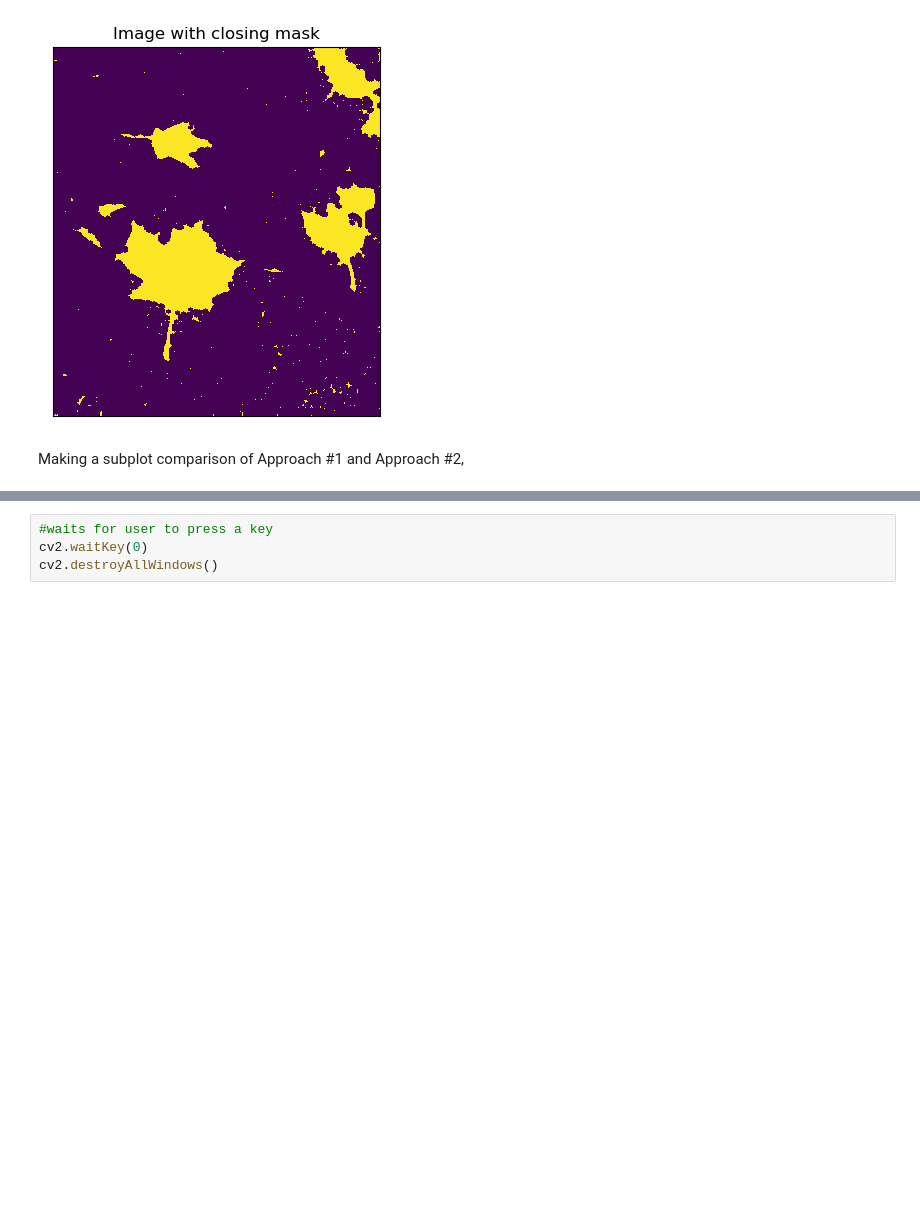
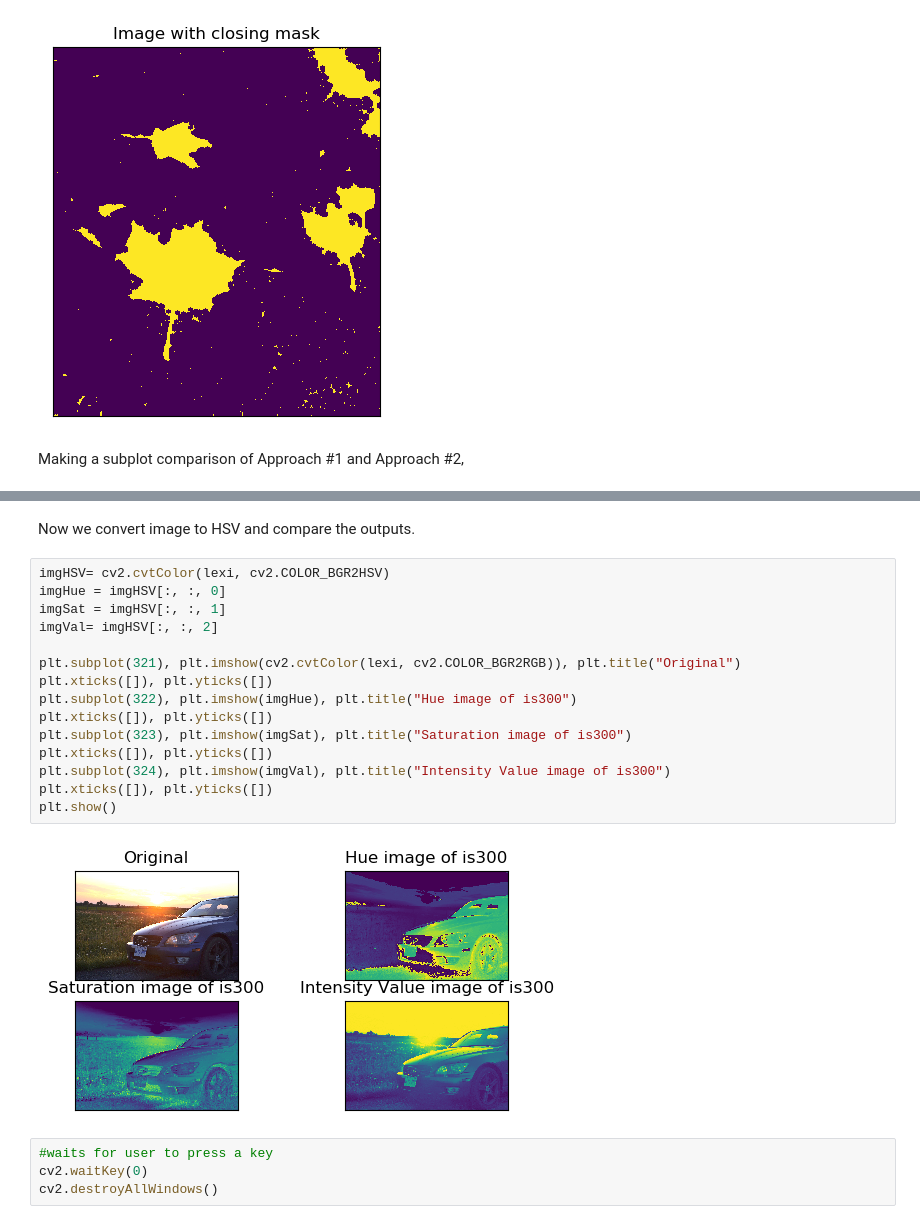
Before and after one commit to Neelxm10/cv-lab3, a Jupyter notebook: cv-lab3.ipynb, the cells around one changed output, grey strips where cells are left out. Saved outputs shown, nothing was run; the diff lists cells and outputs as text; blank space fills up the shorter version.

```diff
--- a/cv-lab3.ipynb
+++ b/cv-lab3.ipynb
@@ -153,3 +162,22 @@ Making a subplot comparison of Approach #1 and Approach #2,
+# %% [markdown]
+Now we convert image to HSV and compare the outputs.
+# %%
+imgHSV= cv2.cvtColor(lexi, cv2.COLOR_BGR2HSV)
+imgHue = imgHSV[:, :, 0]
+imgSat = imgHSV[:, :, 1]
+imgVal= imgHSV[:, :, 2]
+
+plt.subplot(321), plt.imshow(cv2.cvtColor(lexi, cv2.COLOR_BGR2RGB)), plt.title("Original")
+plt.xticks([]), plt.yticks([])
+plt.subplot(322), plt.imshow(imgHue), plt.title("Hue image of is300")
+plt.xticks([]), plt.yticks([])
+plt.subplot(323), plt.imshow(imgSat), plt.title("Saturation image of is300")
+plt.xticks([]), plt.yticks([])
+plt.subplot(324), plt.imshow(imgVal), plt.title("Intensity Value image of is300")
+plt.xticks([]), plt.yticks([])
+plt.show()
+# %% [output]
+[figure, added]
 # %%
 #waits for user to press a key
 cv2.waitKey(0)
```
Also changed, not shown: parts of 2 cells of this notebook.
